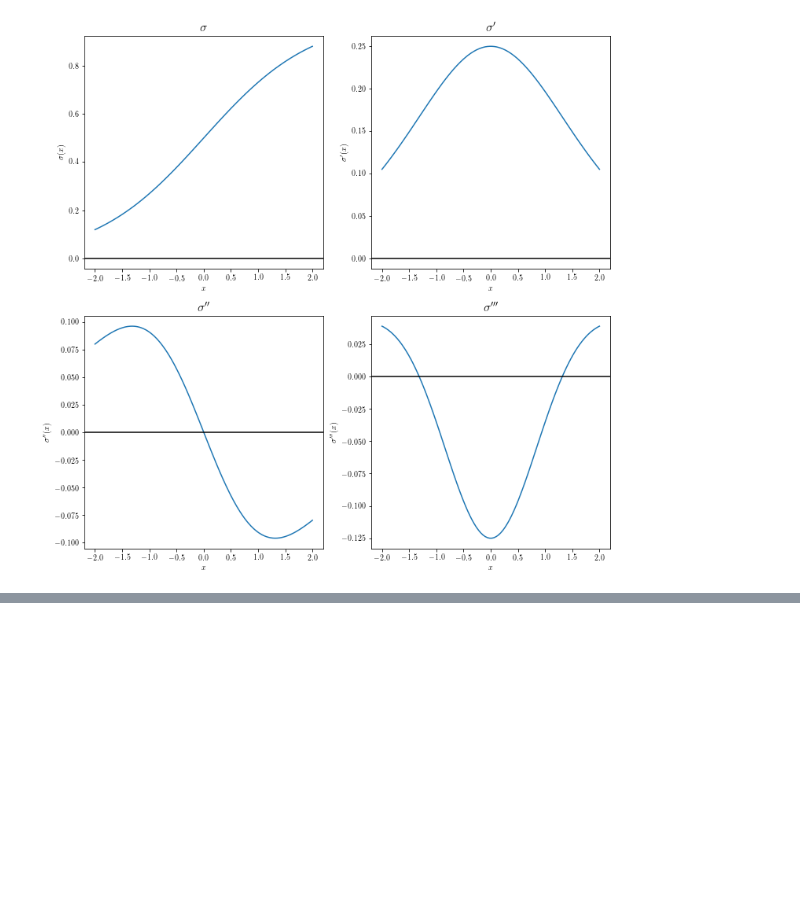
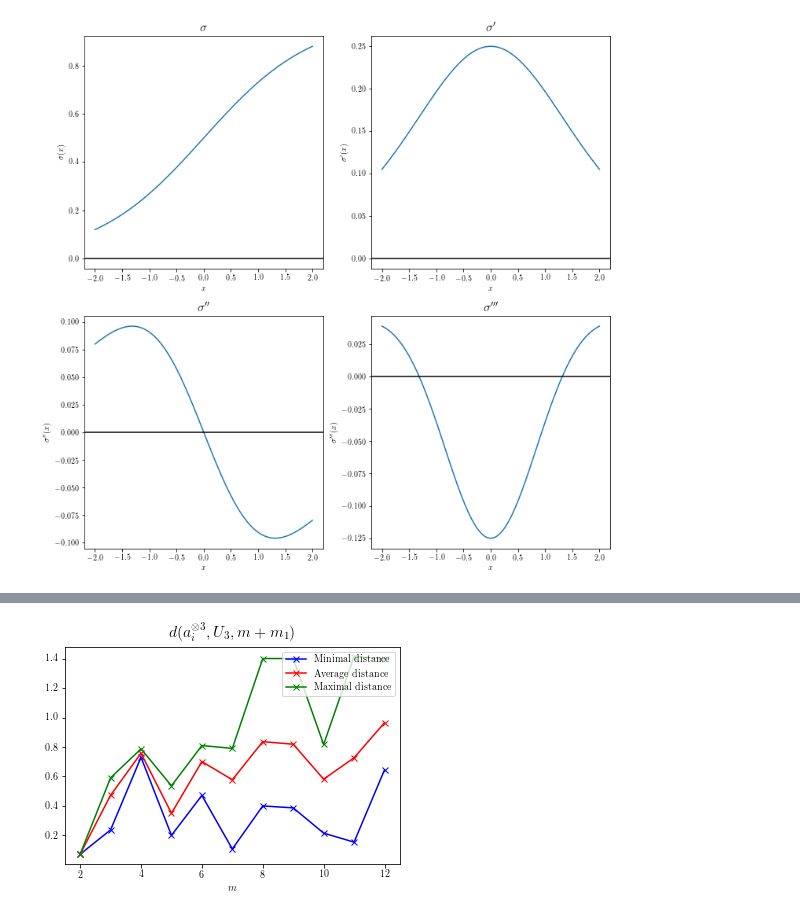
Before and after one commit to danwin91/ma, a Jupyter notebook: results_sigmoid.ipynb, the cells around one changed output, grey strips where cells are left out. Cells and saved outputs as stored; diff of their text form; code cells hidden in the pictures; blank space fills up the shorter version.

```diff
--- a/results_sigmoid.ipynb
+++ b/results_sigmoid.ipynb
@@ -259,0 +394,4 @@ array([[ 1.        ,  1.        ,  1.        ,  1.        ],
+# %%
+plot_summary(mvec, minimal_dists_ddd_1,r'Minimal distance', average_dists_ddd_1,r'Average distance' ,maximal_dists_ddd_1, r'Maximal distance', r'$d(a_i^{\otimes 3}, U_3, m+m_1)$', g_name+"_ddd_dist_1.pdf")
+# %% [output]
+[figure, added]
```
Also changed, not shown: parts of 21 cells of this notebook, 3 other files.
